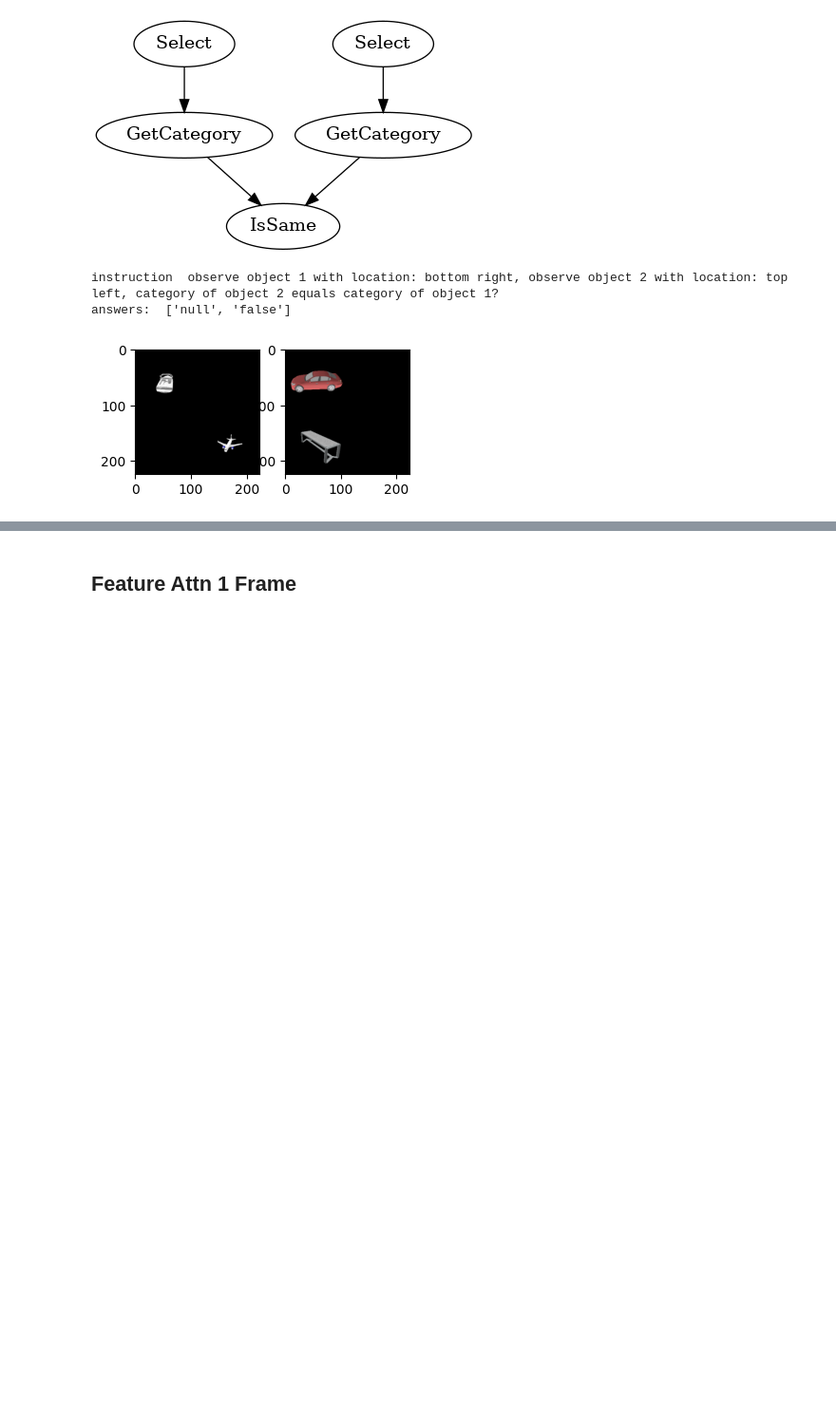
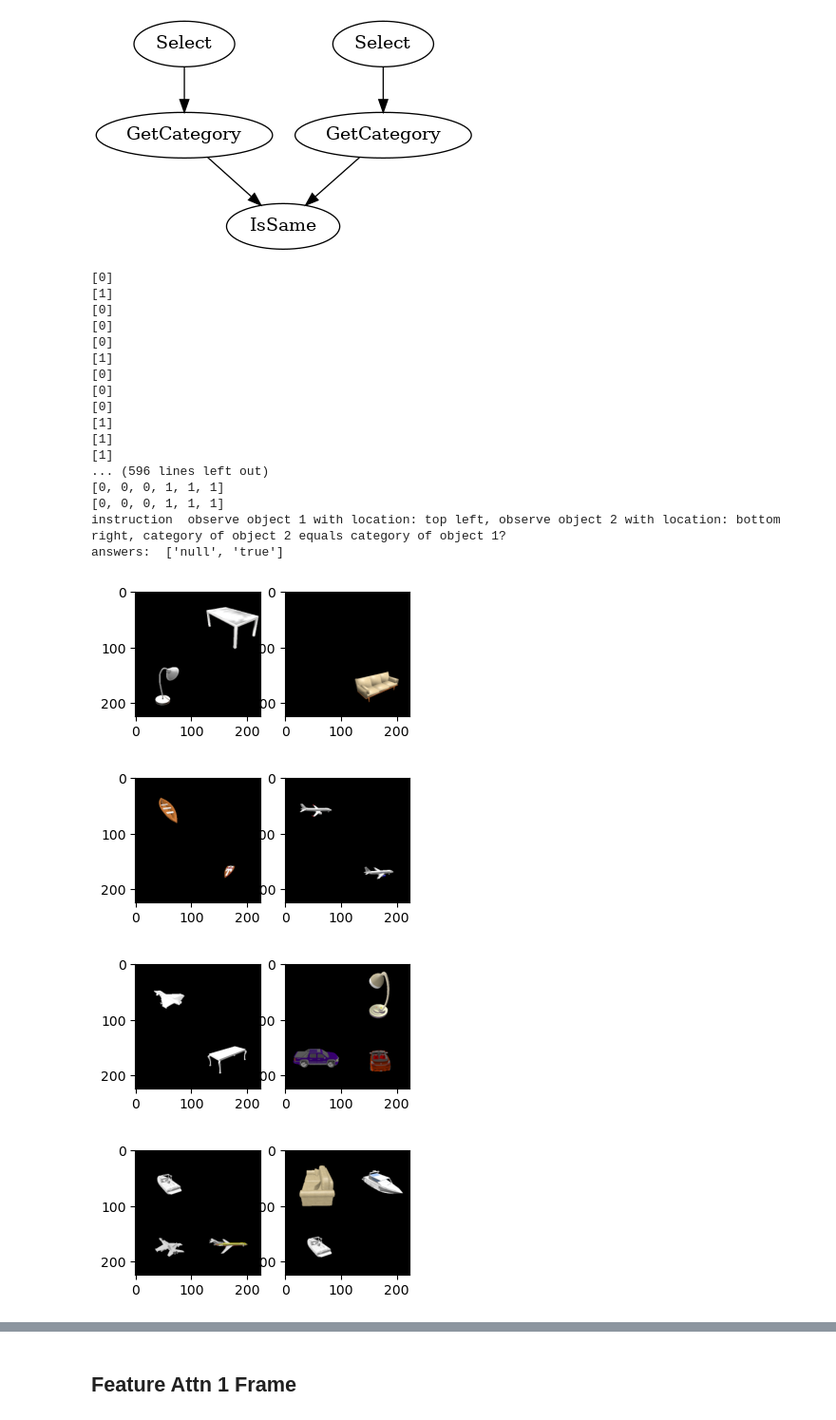
Before and after one commit to KiWeng/iWISDM, a Jupyter notebook: tutorials/task_gen_various.ipynb, the cells around one changed output, grey strips where cells are left out. Shown at 95% size. Cells and saved outputs as stored; diff of their text form; code cells hidden in the pictures; blank space fills up the shorter version.

```diff
--- a/tutorials/task_gen_various.ipynb
+++ b/tutorials/task_gen_various.ipynb
@@ -168,6 +168,3 @@ class Memory1Frame(TemporalTask):
 
         # Set the number of frames
         self.n_frames = env_reg.compare_when([when]) + 1
-# %%
-whens = ['last6']
-memory_1_frame_task = Memory1Frame(whens)
@@ -437,14 +385,13 @@ Image(f'outputs/tasks/{task_type}.png')
 # %% [output]
 [figure]
 # %%
-
-for i in range(n_tasks):
-    # Generate trial info
-    trials = env.generate_trials(tasks=[obj_cat_1_frame], mode='train', add_distractor_frame=1)
-    imgs, _, info_dict = trials[0]
-
-    # Write trial to disk
-    read_write.write_trial(imgs, info_dict, f'outputs/{task_type}/trials/train' + f'/trial{i}')
-
-show_task_info(task_type, 0)
+for n_distractor_frame in range(1, 4):
+    for i in range(n_tasks):
+        # Generate trial info
+        #! TODO: more than one distractor in one frame
+        trials = env.generate_trials(tasks=[obj_cat_1_frame], mode='train', add_distractor_frame=n_distractor_frame)
+        imgs, _, info_dict = trials[0]
+        # Write trial to disk
+        read_write.write_trial(imgs, info_dict, f'outputs/{task_type}_{n_distractor_frame}/trials/train' + f'/trial{i}')
+    show_task_info(f"{task_type}_{n_distractor_frame}", 0)
 # %% [output]
@@ -467,17 +431,34 @@ Image(f'outputs/tasks/{task_type}.png')
 # %% [output]
 [figure]
 # %%
-
-for i in range(n_tasks):
-    # Generate trial info
-    trials = env.generate_trials(tasks=[obj_cat_2_frame], mode='train', add_distractor_frame=2)
-    imgs, _, info_dict = trials[0]
-
-    # Write trial to disk
-    read_write.write_trial(imgs, info_dict, f'outputs/{task_type}/trials/train' + f'/trial{i}')
-
-show_task_info(task_type, 0)
+for n_distractor_frame in range(1, 7):
+    for i in range(n_tasks):
+        # Generate trial info
+        #! TODO: more than one distractor in one frame
+        trials = env.generate_trials(tasks=[obj_cat_2_frame], mode='train', add_distractor_frame=n_distractor_frame)
+        imgs, _, info_dict = trials[0]
+        # Write trial to disk
+        read_write.write_trial(imgs, info_dict, f'outputs/{task_type}_{n_distractor_frame}/trials/train' + f'/trial{i}')
+    show_task_info(f"{task_type}_{n_distractor_frame}", 0)
 # %% [output]
-instruction  observe object 1 with location: bottom right, observe object 2 with location: top left, category of object 2 equals category of object 1?
-answers:  ['null', 'false']
+[0]
+[1]
+[0]
+[0]
+[0]
+[1]
+[0]
+[0]
+[0]
+[1]
+[1]
+[1]
+... (596 lines left out)
+[0, 0, 0, 1, 1, 1]
+[0, 0, 0, 1, 1, 1]
+instruction  observe object 1 with location: top left, observe object 2 with location: bottom right, category of object 2 equals category of object 1?
+answers:  ['null', 'true']
-[figure, old version]
+[figure, new version]
+[figure, added]
+[figure, added]
+[figure, added]
```
Also changed, not shown: parts of 28 cells of this notebook, 1 other file.
